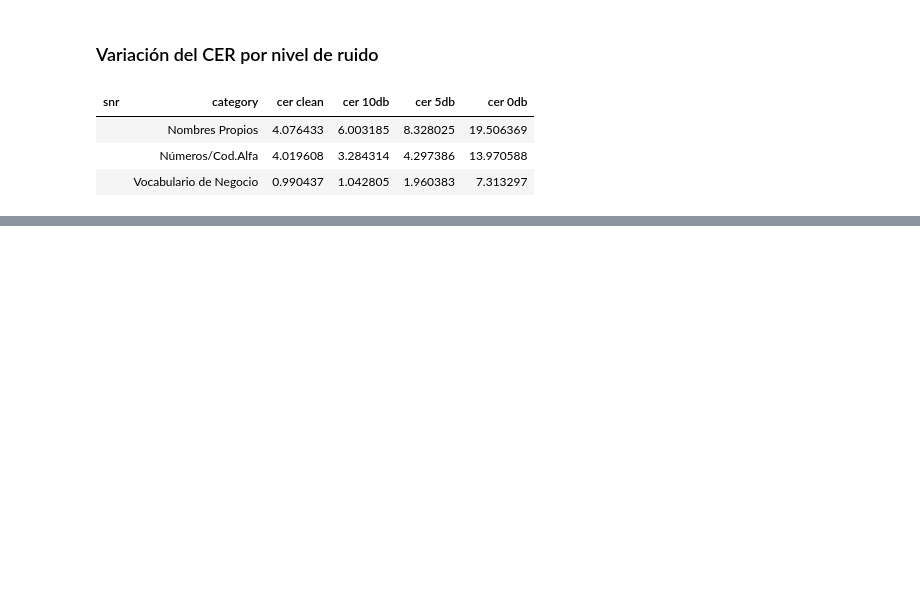
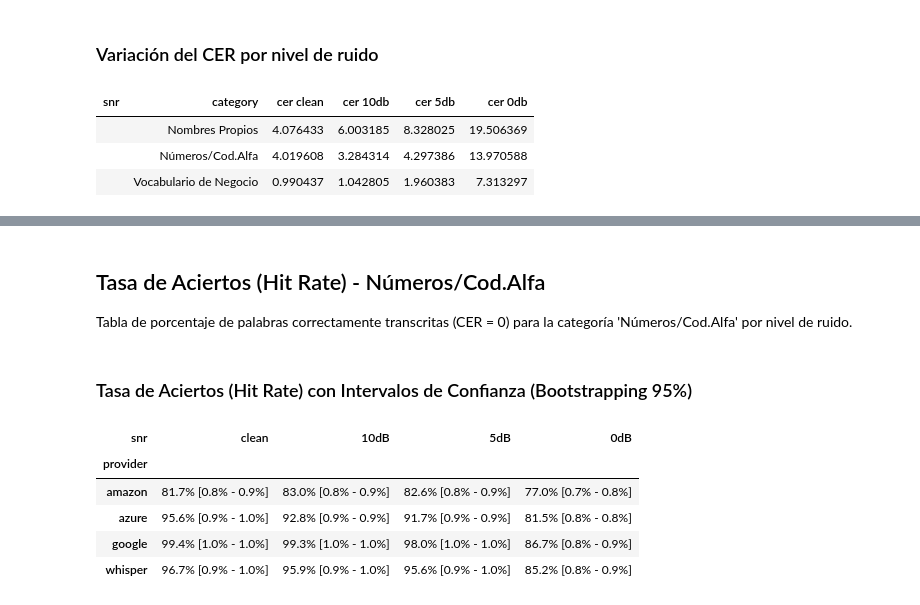
Before and after one commit to agomezb/ASR-Comparative, a Jupyter notebook: 3_cer.ipynb, the cells around one changed output, grey strips where cells are left out. Cells and saved outputs as stored; diff of their text form; code cells hidden in the pictures; blank space fills up the shorter version.

```diff
--- a/3_cer.ipynb
+++ b/3_cer.ipynb
@@ -94,3 +94,63 @@ Degradación del CER global por categoría semántica y nivel de estrés acústi
 |  | 10dB | 8.04% [6.20% - 10.14%] | 3.14% [2.18% - 4.15%] | 0.39% [0.06% - 0.88%] | 1.57% [0.91% - 2.27%] |
 |  | 5dB | 9.28% [6.81% - 12.40%] | 4.51% [3.11% - 6.25%] | 1.31% [0.38% - 2.85%] | 2.09% [1.27% - 3.18%] |
 |  | 0dB | 14.90% [11.32% - 18.77%] | 16.73% [12.93% - 21.17%] | 10.20% [7.30% - 13.77%] | 14.05% [10.06% - 18.31%] |
+# %% [markdown]
+## Tasa de Aciertos (Hit Rate) - Números/Cod.Alfa
+
+Tabla de porcentaje de palabras correctamente transcritas (CER = 0) para la categoría 'Números/Cod.Alfa' por nivel de ruido.
+# %%
+import numpy as np
+from IPython.display import display, HTML
+
+def bootstrap_hit_rate_ci(series, n_bootstraps=1000, confidence_level=0.95):
+    """
+    Calcula el intervalo de confianza de la tasa de aciertos usando bootstrapping.
+    Retorna string formateado: 'Media% [Min% - Max%]'
+    """
+    data = series.values
+    n = len(data)
+    if n == 0: return "N/A"
+
+    # Media original
+    original_mean = np.mean(data)
+
+    # Bootstrapping
+    rng = np.random.default_rng(42)
+    # Generar índices aleatorios con reemplazo: matriz de (n_bootstraps, n)
+    indices = rng.integers(0, n, (n_bootstraps, n))
+    # Calcular medias para cada muestra bootstrap
+    bootstrap_means = np.mean(data[indices], axis=1)
+
+    # Calcular percentiles para el intervalo de confianza
+    alpha = (1 - confidence_level) / 2
+    lower_bound = np.percentile(bootstrap_means, alpha * 100)
+    upper_bound = np.percentile(bootstrap_means, (1 - alpha) * 100)
+
+    return f"{original_mean*100:.1f}% [{lower_bound:.1f}% - {upper_bound:.1f}%]"
+
+# 1. Filtrar datos
+num_df = cer_df[cer_df['category'] == 'Números/Cod.Alfa'].copy()
+num_df['is_hit'] = (num_df['edit_distance'] == 0).astype(int)
+
+# 2. Calcular tabla pivot con bootstrapping
+hit_rate_ci = num_df.pivot_table(
+    index='provider',
+    columns='snr',
+    values='is_hit',
+    aggfunc=bootstrap_hit_rate_ci
+)
+
+# 3. Reordenar y mostrar
+columns_order = ['clean', '10dB', '5dB', '0dB']
+hit_rate_ci = hit_rate_ci.reindex(columns=columns_order)
+
+display(HTML("<h3>Tasa de Aciertos (Hit Rate) con Intervalos de Confianza (Bootstrapping 95%)</h3>"))
+hit_rate_ci
+# %% [output]
+Tasa de Aciertos (Hit Rate) con Intervalos de Confianza (Bootstrapping 95%)
+| snr | clean | 10dB | 5dB | 0dB |
+| provider |  |  |  |  |
+| amazon | 81.7% [0.8% - 0.9%] | 83.0% [0.8% - 0.9%] | 82.6% [0.8% - 0.9%] | 77.0% [0.7% - 0.8%] |
+| azure | 95.6% [0.9% - 1.0%] | 92.8% [0.9% - 0.9%] | 91.7% [0.9% - 0.9%] | 81.5% [0.8% - 0.8%] |
+| google | 99.4% [1.0% - 1.0%] | 99.3% [1.0% - 1.0%] | 98.0% [1.0% - 1.0%] | 86.7% [0.8% - 0.9%] |
+| whisper | 96.7% [0.9% - 1.0%] | 95.9% [0.9% - 1.0%] | 95.6% [0.9% - 1.0%] | 85.2% [0.8% - 0.9%] |
```
